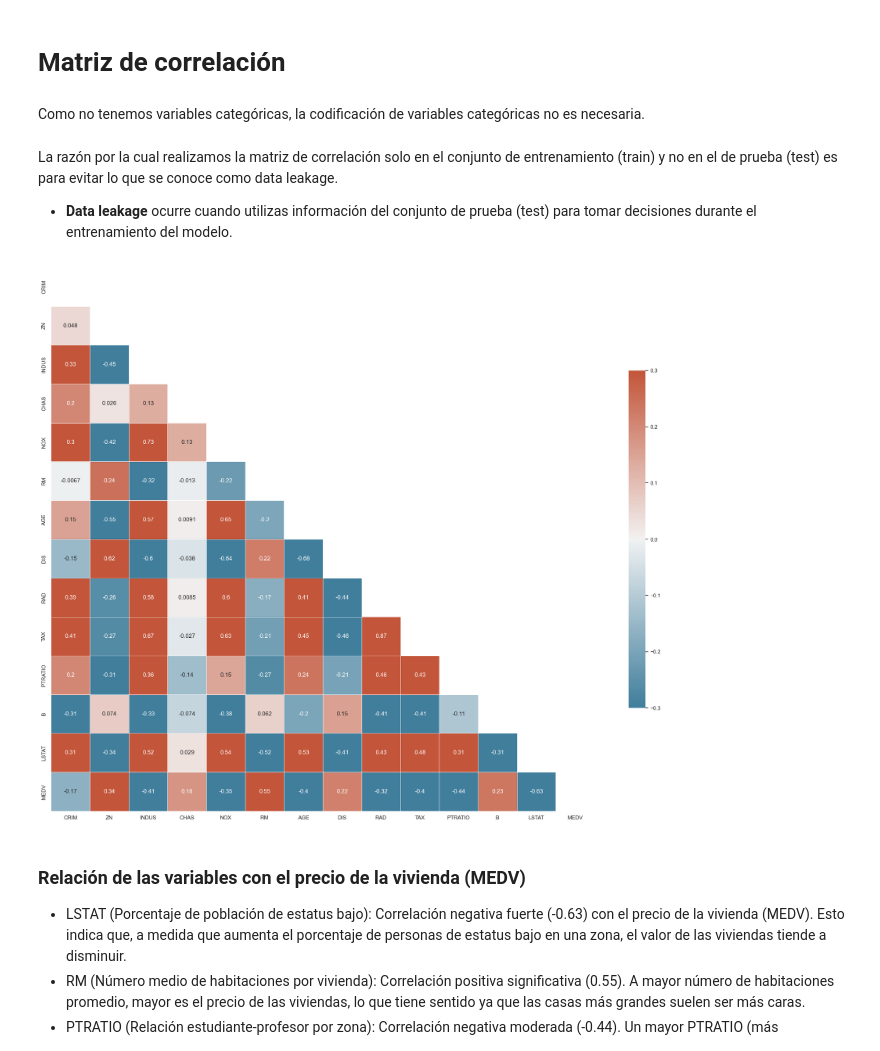
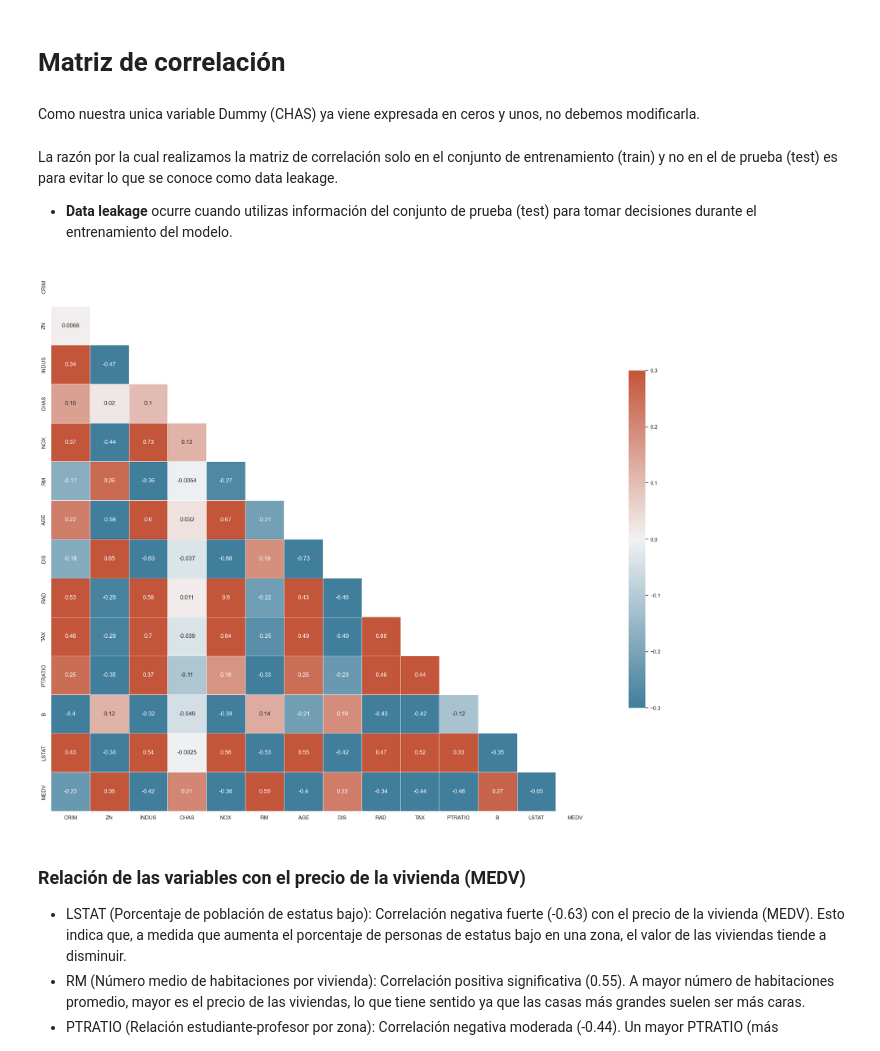
Before and after one commit to brimoresco/AA1-TUIA-Moresco-Gotting, a Jupyter notebook: PrediccionPreciosCasasAA1.ipynb, the cells around one changed output. Saved outputs shown, nothing was run; the diff lists cells and outputs as text; code cells hidden in the pictures.

```diff
--- a/PrediccionPreciosCasasAA1.ipynb
+++ b/PrediccionPreciosCasasAA1.ipynb
@@ -75,9 +93,5 @@ from sklearn.metrics import confusion_matrix
 # %% [markdown]
 ## Carga del dataset
 # %%
-
 # Cargar el dataset
-df = pd.read_csv('house-prices-tp.csv')
-
-# Verificar los primeros registros
-df.head()
+df = pd.read_csv(r'house-prices-tp.csv')
@@ -192,4 +199,7 @@ nulas
 1
 # %%
 # Elimina las filas en las que todos los valores son nulos, modificando el DataFrame original
+# Elimina también las filas en las que el valor MDEV es nulo, previo a dividir en Train/Test
+
 df.dropna(how='all', inplace=True)
+df = df.dropna(subset=['MEDV'])
@@ -338,8 +478,8 @@ MEDV       0
 dtype: int64
 # %% [markdown]
 # Matriz de correlación
-# %% [markdown]
-Como no tenemos variables categóricas, la codificación de variables categóricas no es necesaria.
+# %% [markdown]
+Como nuestra unica variable Dummy (CHAS) ya viene expresada en ceros y unos, no debemos modificarla.
 # %% [markdown]
 La razón por la cual realizamos la matriz de correlación solo en el conjunto de entrenamiento (train) y no en el de prueba (test) es para evitar lo que se conoce como data leakage.
 
@@ -347,24 +487,24 @@ La razón por la cual realizamos la matriz de correlación solo en el conjunto d
 # %%
 sns.set_theme(style="white")
 # Creación de la matriz de correlación
-corr = train[['CRIM', 'ZN', 'INDUS', 'CHAS', 'NOX', 'RM', 'AGE', 'DIS', 'RAD', 'TAX',
+corr = df[['CRIM', 'ZN', 'INDUS', 'CHAS', 'NOX', 'RM', 'AGE', 'DIS', 'RAD', 'TAX',
        'PTRATIO', 'B', 'LSTAT', 'MEDV']].corr()
 
 # Generar una máscara para el triángulo superior
 mask = np.triu(np.ones_like(corr, dtype=bool))
 
 # Configurar la figura de matplotlib
 f, ax = plt.subplots(figsize=(25, 25))
 
 # Generar un colormap diverging personalizado
 cmap = sns.diverging_palette(230, 20, as_cmap=True)
 
 # Dibujar el heatmap con la máscara y el aspecto correcto
 sns.heatmap(corr, mask=mask, cmap=cmap, vmin=-.3 ,vmax=.3,center=0, square=True, annot=True, linewidths=.5, cbar_kws={"shrink": .5})
 
 plt.show()
 # %% [output]
-[figure, old version]
+[figure, new version]
 # %% [markdown]
 ### **Relación de las variables con el precio de la vivienda (MEDV)**
 
```
Also changed, not shown: parts of 73 cells of this notebook.
